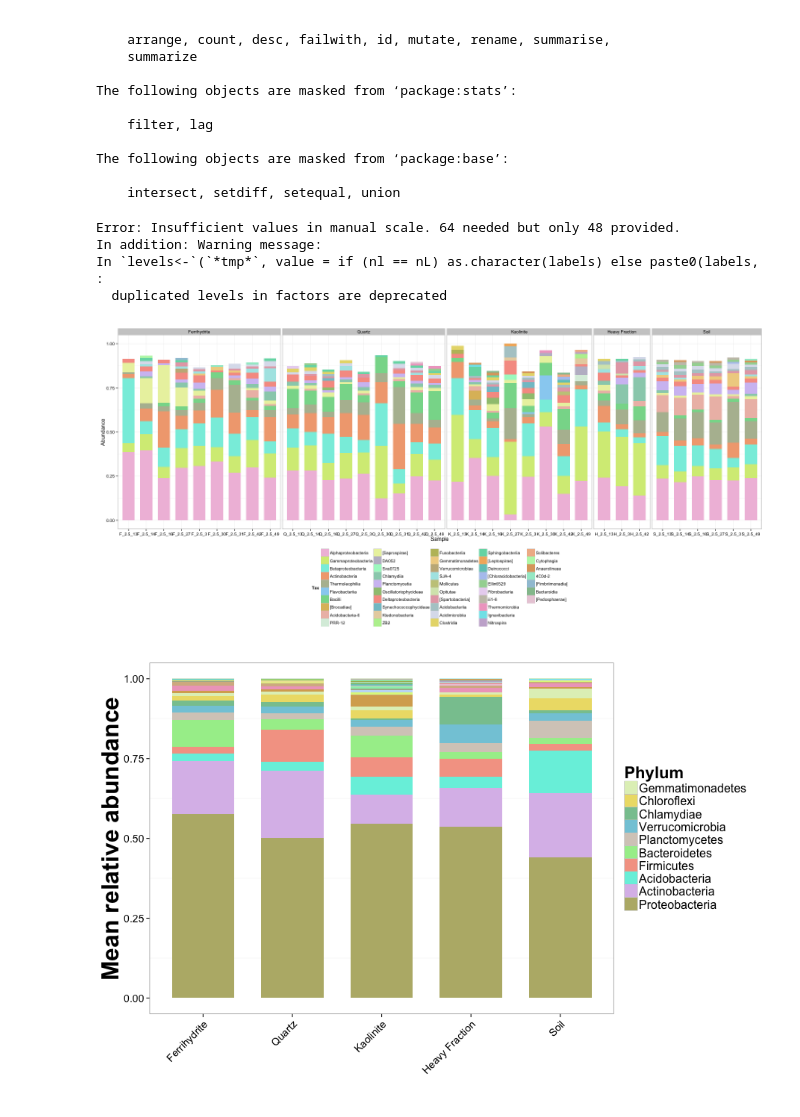
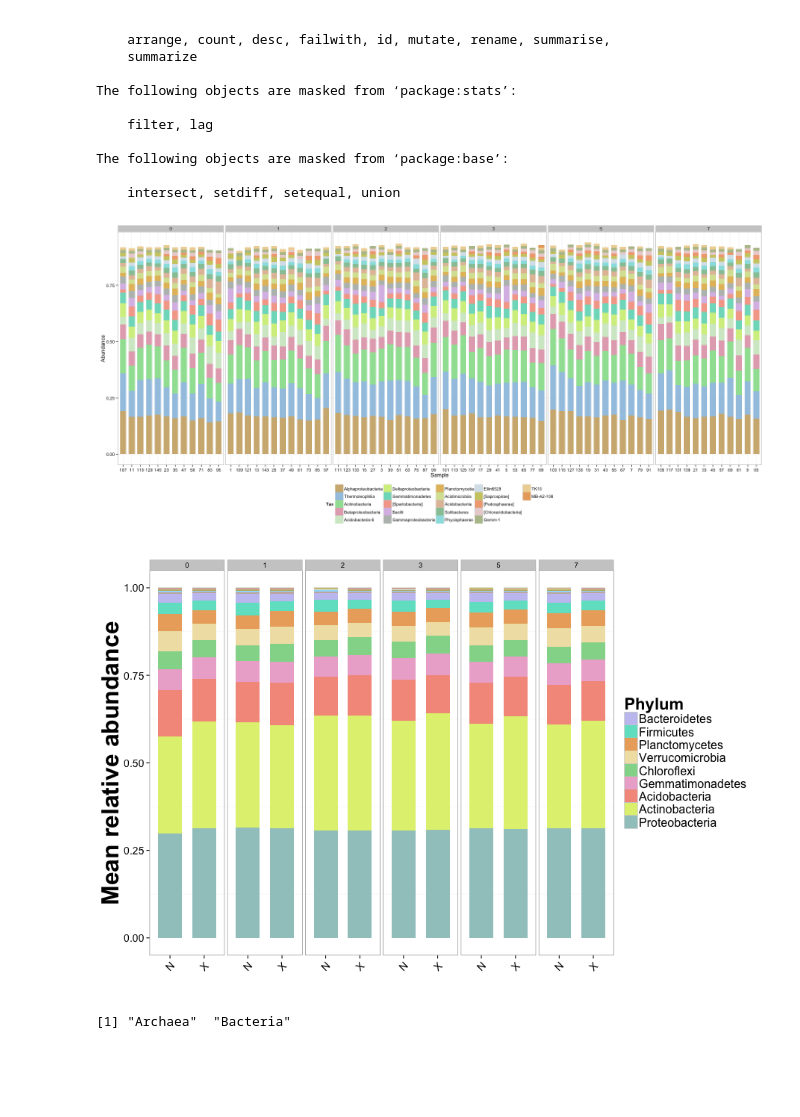
Before and after one commit to TheaWhitman/Microcosms16S, a Jupyter notebook: Figures/Stacked_Bar.ipynb, the cells around one changed output. Cells and saved outputs as stored; diff of their text form; code cells hidden in the pictures; blank space fills up the shorter version.

Commit message:
First round of QC and figures

```diff
--- a/Figures/Stacked_Bar.ipynb
+++ b/Figures/Stacked_Bar.ipynb
@@ -63,22 +38,21 @@ d.plot = mdf %>%
     group_by(Sample) %>%
     filter(sum(Abundance)>totabund) %>%
     mutate(Abundance = Abundance / sum(Abundance)) %>%
-    group_by(Sample, Class, Trtmt, Month) %>%
+    group_by(Sample, Class, Trtmt, Day) %>%
     summarize(Abundance = sum(Abundance)) %>%
     filter(Abundance > cutoff) %>%
-    filter(Month == 2.5) %>%
     arrange(Trtmt)
 
-colnames(d.plot) <- c("Sample", "Tax", "Trtmt", "Month", "Abundance")
+colnames(d.plot) <- c("Sample", "Tax", "Trtmt", "Day", "Abundance")
 
 mean.Abund = ddply(d.plot, .(Tax), summarize, M = mean(Abundance))
 # Calculate the phyla's mean abundances
 d.plot$Tax = factor(d.plot$Tax, levels=mean.Abund[order(-mean.Abund$M),]$Tax)
 # Order the Phyla by abundance
 
-d.plot$Trtmt = ordered(d.plot$Trtmt, levels = c("Ferrihydrite", "Quartz", "Kaolinite", "Heavy Fraction", "Soil"))
+#d.plot$Trtmt = ordered(d.plot$Trtmt, levels = c("Ferrihydrite", "Quartz", "Kaolinite", "Heavy Fraction", "Soil"))
 
-d.plot<-d.plot[with(d.plot, order(Month, Trtmt, Sample, Tax)),]
+d.plot<-d.plot[with(d.plot, order(Day, Trtmt, Sample, Tax)),]
 # Sort the whole dataframe by this phylum order
 
 scheme <- iwanthue()
@@ -86,7 +60,7 @@ colors = scheme$hex(length(unique(d.plot$Tax)), color_space = hcl_presets$pastel
 
 p = ggplot(d.plot, aes(x = Sample, y = Abundance, fill = Tax))
 
-p = p + facet_grid(. ~Trtmt, scales = "free_x", space = "free")
+p = p + facet_grid(~Day, scales = "free_x", space = "free")
 
 p = p + scale_fill_manual(values = colors)
 
@@ -102,11 +76,7 @@ p = p + theme(legend.position="bottom")
 
 p
 # %% [output]
-Error: Insufficient values in manual scale. 64 needed but only 48 provided.
-In addition: Warning message:
-In `levels<-`(`*tmp*`, value = if (nl == nL) as.character(labels) else paste0(labels,  :
-  duplicated levels in factors are deprecated
-[figure, old version]
+[figure, new version]
 # %%
 %%R -w 900 -h 600
 
@@ -114,30 +84,31 @@ cutoff = 0.00
 totabund = 1500
 
 d.plot = mdf %>%
-    filter(Month==2.5)%>%
+    #filter(Month==2.5)%>%
     group_by(Sample) %>%
     filter(sum(Abundance) > totabund) %>%
     mutate(Abundance = Abundance / sum(Abundance))
 d.plot$Phylum = ifelse(is.na(d.plot$Phylum)==TRUE, "Unidentified", paste(d.plot$Phylum))
 d.plot$Phylum = ifelse(d.plot$Phylum=="unidentified", "Unidentified", paste(d.plot$Phylum))
 d.plot = d.plot %>%
-    group_by(Trtmt, Phylum, OTU) %>%
+    mutate(Tax=Phylum)%>%
+    group_by(Day, Trtmt, Tax, OTU) %>%
     summarize(Abundance = mean(Abundance)) %>%
-    group_by(Trtmt, Phylum) %>%
+    group_by(Day, Trtmt, Tax) %>%
     summarize(Abundance = sum(Abundance)) %>%
     filter(Abundance > cutoff) %>%
-    arrange(Trtmt) %>%
-    group_by(Trtmt,Phylum)%>%
+    arrange(Day, Trtmt) %>%
+    group_by(Day, Trtmt,Tax)%>%
     summarize(Abundance = mean(Abundance))
 
-colnames(d.plot) <- c("Trtmt", "Tax", "Abundance")
+colnames(d.plot) <- c("Day","Trtmt", "Tax", "Abundance")
 
 mean.Abund = ddply(d.plot, .(Tax), summarize, M = mean(Abundance))
 # Calculate the phyla's mean abundances
 d.plot$Tax = factor(d.plot$Tax, levels=mean.Abund[order(-mean.Abund$M),]$Tax)
 # Order the Phyla by abundance
 
-d.plot$Trtmt = ordered(d.plot$Trtmt, levels = c("Ferrihydrite", "Quartz", "Kaolinite", "Heavy Fraction", "Soil"))
+#d.plot$Trtmt = ordered(d.plot$Trtmt, levels = c("Ferrihydrite", "Quartz", "Kaolinite", "Heavy Fraction", "Soil"))
 
 d.plot<-d.plot[with(d.plot, order( Trtmt, Tax)),]
 # Sort the whole dataframe by this phylum order
@@ -145,36 +116,41 @@ d.plot<-d.plot[with(d.plot, order( Trtmt, Tax)),]
 scheme <- iwanthue()
 colors = scheme$hex(length(unique(d.plot$Tax)), color_space = hcl_presets$pastel)
 
 p = ggplot(d.plot, aes(x = Trtmt, y = Abundance, fill = Tax))
 
-#p = p + facet_grid(. ~Trtmt, scales = "free_x", space = "free")
+p = p + facet_grid(~Day, scales = "free_x", space = "free")
 
-N=10
+N=50
 Phyla=factor(d.plot$Tax, d.plot[order(-d.plot$Abundance),]$Tax)[1:N]
 p = p + scale_fill_manual(values = colors, breaks = Phyla)
 
 p = p + geom_bar(stat = "identity", width = 0.70)
 
 p = p + guides(fill = guide_legend(ncol = 1, title = "Phylum", reverse="TRUE"))
 
 #p = p + theme(axis.text.y=theme_text(angle=-90))
 
 p = p + ylab("Mean relative abundance") + xlab("")
 
 p = p + theme_bw()
 
 p = p + theme(axis.text.x = element_text(size = 14, angle = 45, hjust=1),
               axis.text.y = element_text(size = 14),
               axis.title.x = element_text(size = 28),
               axis.title.y = element_text(size = 32,vjust=1,face='bold'),
               legend.title = element_text(size=22),
               legend.text = element_text(size = 16))
 
 p = p + theme(legend.position="right", panel.grid.major= element_blank())
 
 p
 # %% [output]
-[figure, old version]
+[figure, new version]
 # %%
 %%R
 ggsave(filename="RelabundPhylum16S.Argonne.jpg", p, width=7, height=8.6)
+# %%
+%%R
+levels(mdf$Kingdom)
+# %% [output]
+[1] "Archaea"  "Bacteria"
```
Also changed, not shown: parts of 4 cells of this notebook, 27 other files.
